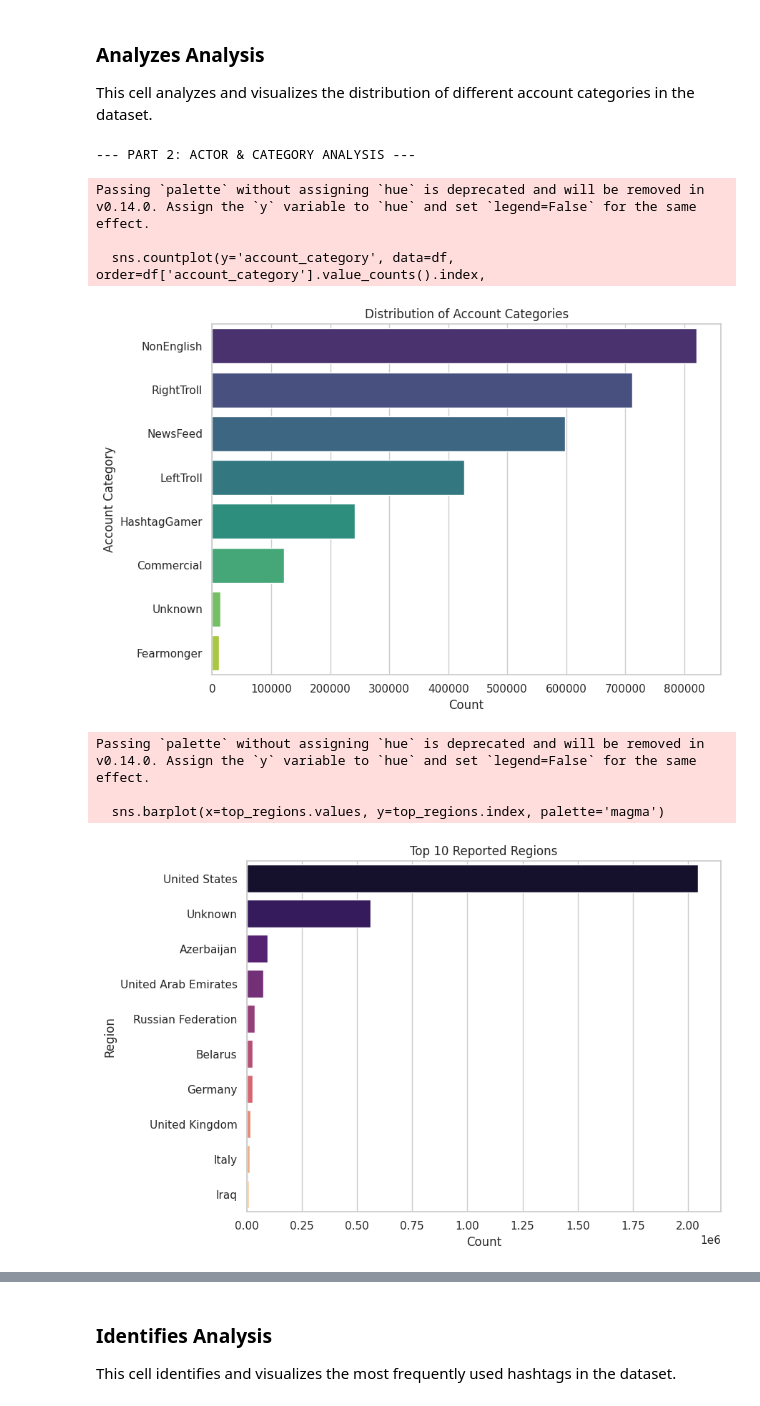
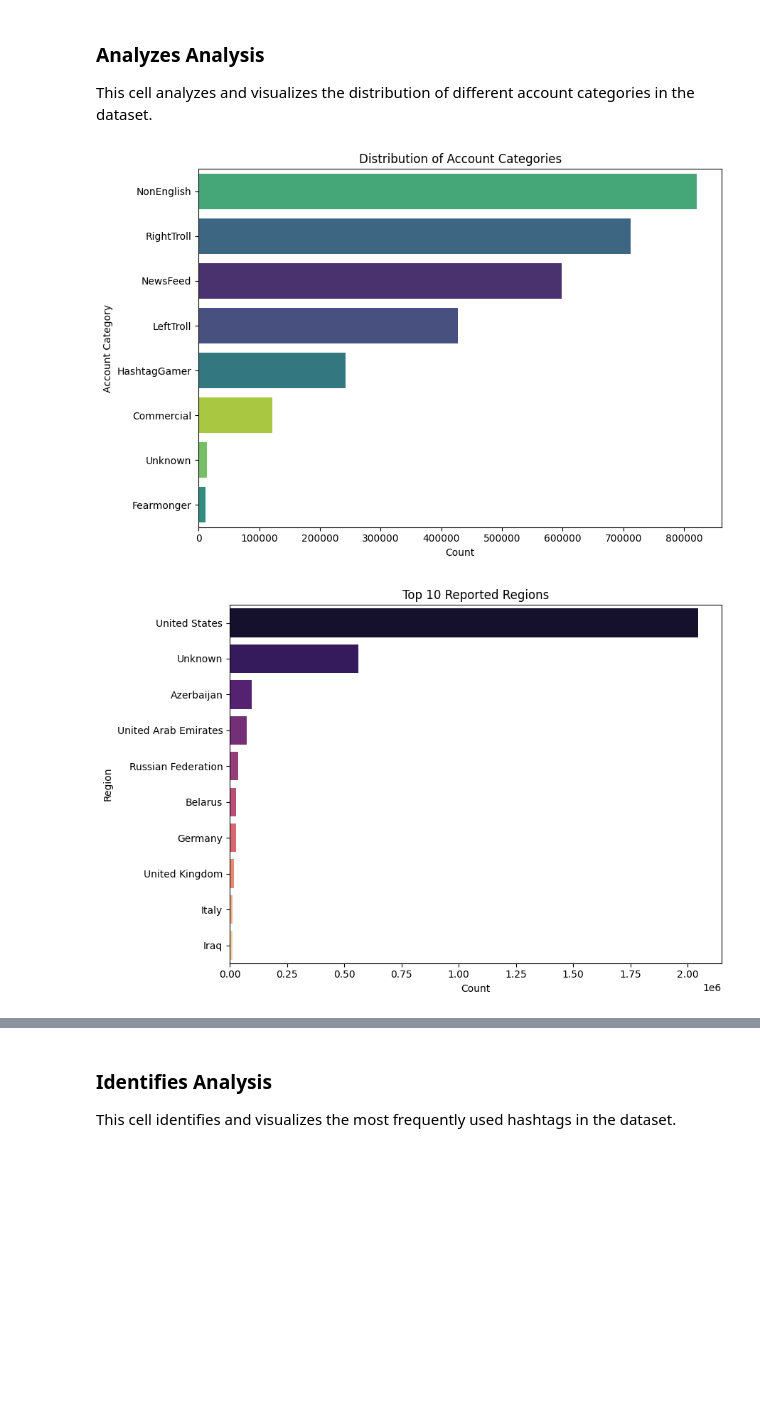
Before and after one commit to ale21789/NYT, a Jupyter notebook: big data final.ipynb, the cells around one changed output, grey strips where cells are left out. Drawn from its saved outputs; the diff is of its cells as text; code cells hidden in the pictures; blank space fills up the shorter version.

Commit message:
added git ignore and cleaned cells

```diff
--- a/big data final.ipynb
+++ b/big data final.ipynb
@@ -4,15 +8,9 @@ This cell imports necessary libraries and sets up the visual style for the plots
 # %%
 import pandas as pd
 import glob
-from google.colab import drive
 
-# Mount Google Drive
-drive.mount('/content/drive')
-
-# Define the path to your folder containing CSV files within Google Drive
-# IMPORTANT: Make sure your 'twittertrolls' folder is in the root of 'My Drive'
-# or adjust the path accordingly, e.g., '/content/drive/My Drive/my_data_folder/twittertrolls/'
-folder_path = '/content/drive/My Drive/big_data/raw csv/'
+# define path with raw csv files
+folder_path = 'raw csv/'
 
 # Get a list of all CSV files in the specified folder
 all_csv_files = glob.glob(folder_path + "*.csv")
@@ -35,7 +33,7 @@ if li:
     print(f"\nSuccessfully merged {len(li)} CSV files. Total rows: {merged_df.shape[0]}, Total columns: {merged_df.shape[1]}")
 
     # Save the merged DataFrame to a new CSV file in Google Drive
-    output_filename = '/content/drive/My Drive/big_data/merged_twitter_trolls.csv'
+    output_filename = 'merged_twitter_trolls.csv'
     merged_df.to_csv(output_filename, index=False)
     print(f"Merged data saved to '{output_filename}'")
 else:
@@ -53,8 +63,8 @@ This cell imports necessary libraries and sets up the visual style for the plots
 import re
 
 # Define the path to your original CSV
-csv_file_path = '/content/drive/My Drive/big_data/merged_twitter_trolls.csv'
-output_parquet_file = '/content/drive/My Drive/big_data/russian_trolls.parquet'
+csv_file_path = 'merged_twitter_trolls.csv'
+output_parquet_file = 'russian_trolls.parquet'
 
 try:
     # 1. Read the CSV file
@@ -90,7 +101,5 @@ This cell performs data analysis and visualization.
 # %%
-# --- CELL 2: Load the Dataset ---
-# Adjust path if necessary
-file_path = '/content/drive/My Drive/big_data/russian_trolls.parquet'
+file_path = 'russian_trolls.parquet'
 
 try:
     print("Loading dataset...")
@@ -244,44 +239,35 @@ plt.show()
 ### Analyzes Analysis
 This cell analyzes and visualizes the distribution of different account categories in the dataset.
 # %%
-print("--- PART 2: ACTOR & CATEGORY ANALYSIS ---")
-
-# 1. Account Category Distribution (Linvill and Warren coding)
+# 1. Account Category Distribution
 plt.figure(figsize=(9, 6))
 sns.countplot(y='account_category', data=df, order=df['account_category'].value_counts().index,
-              palette='viridis')
+              palette='viridis', hue='account_category', legend=False)
 plt.title('Distribution of Account Categories')
 plt.xlabel('Count')
 plt.ylabel('Account Category')
 plt.tight_layout()
 plt.show()
 
 # 2. Region Distribution
 plt.figure(figsize=(9, 6))
 top_regions = df['region'].value_counts().head(10)
 sns.barplot(x=top_regions.values, y=top_regions.index, palette='magma', hue=top_regions.index, legend=False)
 plt.title('Top 10 Reported Regions')
 plt.xlabel('Count')
 plt.ylabel('Region')
 plt.tight_layout()
 plt.show()
 
 # 3. Top Languages
 plt.figure(figsize=(9, 6))
 top_languages = df['language'].value_counts().nlargest(10)
 sns.barplot(y=top_languages.index.astype(str), x=top_languages.values, palette='viridis', hue=top_languages.index.astype(str), legend=False)
 plt.title('Top 10 Languages Used')
 plt.xlabel('Number of Tweets')
 plt.ylabel('Language')
 plt.tight_layout()
 plt.show()
 # %% [output]
---- PART 2: ACTOR & CATEGORY ANALYSIS ---
-Passing `palette` without assigning `hue` is deprecated and will be removed in v0.14.0. Assign the `y` variable to `hue` and set `legend=False` for the same effect.
-
-  sns.countplot(y='account_category', data=df, order=df['account_category'].value_counts().index,
-[figure, old version]
+[figure, new version]
-Passing `palette` without assigning `hue` is deprecated and will be removed in v0.14.0. Assign the `y` variable to `hue` and set `legend=False` for the same effect.
-
-  sns.barplot(x=top_regions.values, y=top_regions.index, palette='magma')
-[figure, old version]
+[figure, new version]
```
Also changed, not shown: parts of 49 cells of this notebook, 3 other files.
